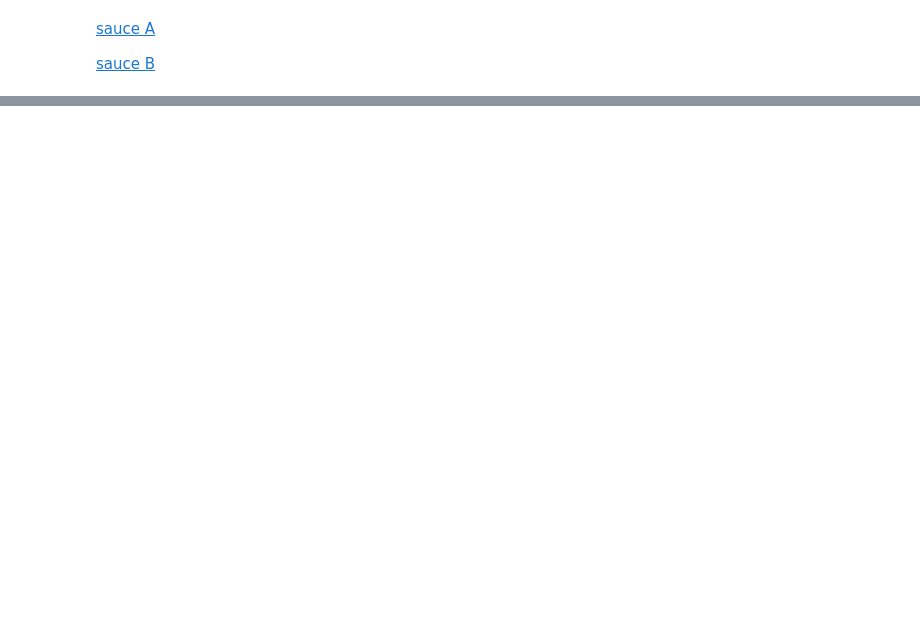
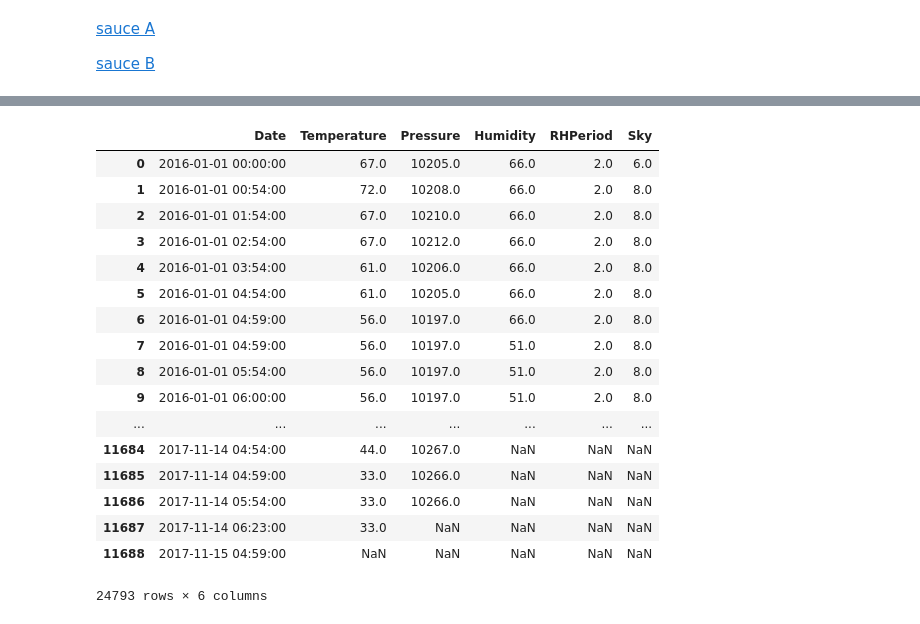
Before and after one commit to alanjeanpierre/crime-weather-exploration, a Jupyter notebook: ipynb/county_pop_edu_poverty_income.ipynb, the cells around one changed output, grey strips where cells are left out. Drawn from its saved outputs; the diff is of its cells as text; code cells hidden in the pictures; blank space fills up the shorter version.

```diff
--- a/ipynb/county_pop_edu_poverty_income.ipynb
+++ b/ipynb/county_pop_edu_poverty_income.ipynb
@@ -128,0 +287,23 @@ df.loc[TX.get_group(('H', 'H', 'H')).index].where(df.State == 'TX').dropna()
+# %%
+phili = noaa.noaa_from_web_small(stationID='724080-13739').fillna(method='backfill')
+# %%
+phili
+# %% [output]
+|  | Date | Temperature | Pressure | Humidity | RHPeriod | Sky |
+| 0 | 2016-01-01 00:00:00 | 67.0 | 10205.0 | 66.0 | 2.0 | 6.0 |
+| 1 | 2016-01-01 00:54:00 | 72.0 | 10208.0 | 66.0 | 2.0 | 8.0 |
+| 2 | 2016-01-01 01:54:00 | 67.0 | 10210.0 | 66.0 | 2.0 | 8.0 |
+| 3 | 2016-01-01 02:54:00 | 67.0 | 10212.0 | 66.0 | 2.0 | 8.0 |
+| 4 | 2016-01-01 03:54:00 | 61.0 | 10206.0 | 66.0 | 2.0 | 8.0 |
+| 5 | 2016-01-01 04:54:00 | 61.0 | 10205.0 | 66.0 | 2.0 | 8.0 |
+| 6 | 2016-01-01 04:59:00 | 56.0 | 10197.0 | 66.0 | 2.0 | 8.0 |
+| 7 | 2016-01-01 04:59:00 | 56.0 | 10197.0 | 51.0 | 2.0 | 8.0 |
+| 8 | 2016-01-01 05:54:00 | 56.0 | 10197.0 | 51.0 | 2.0 | 8.0 |
+| 9 | 2016-01-01 06:00:00 | 56.0 | 10197.0 | 51.0 | 2.0 | 8.0 |
+| ... | ... | ... | ... | ... | ... | ... |
+| 11684 | 2017-11-14 04:54:00 | 44.0 | 10267.0 | NaN | NaN | NaN |
+| 11685 | 2017-11-14 04:59:00 | 33.0 | 10266.0 | NaN | NaN | NaN |
+| 11686 | 2017-11-14 05:54:00 | 33.0 | 10266.0 | NaN | NaN | NaN |
+| 11687 | 2017-11-14 06:23:00 | 33.0 | NaN | NaN | NaN | NaN |
+| 11688 | 2017-11-15 04:59:00 | NaN | NaN | NaN | NaN | NaN |
+24793 rows × 6 columns
```
Also changed, not shown: parts of 18 cells of this notebook.
